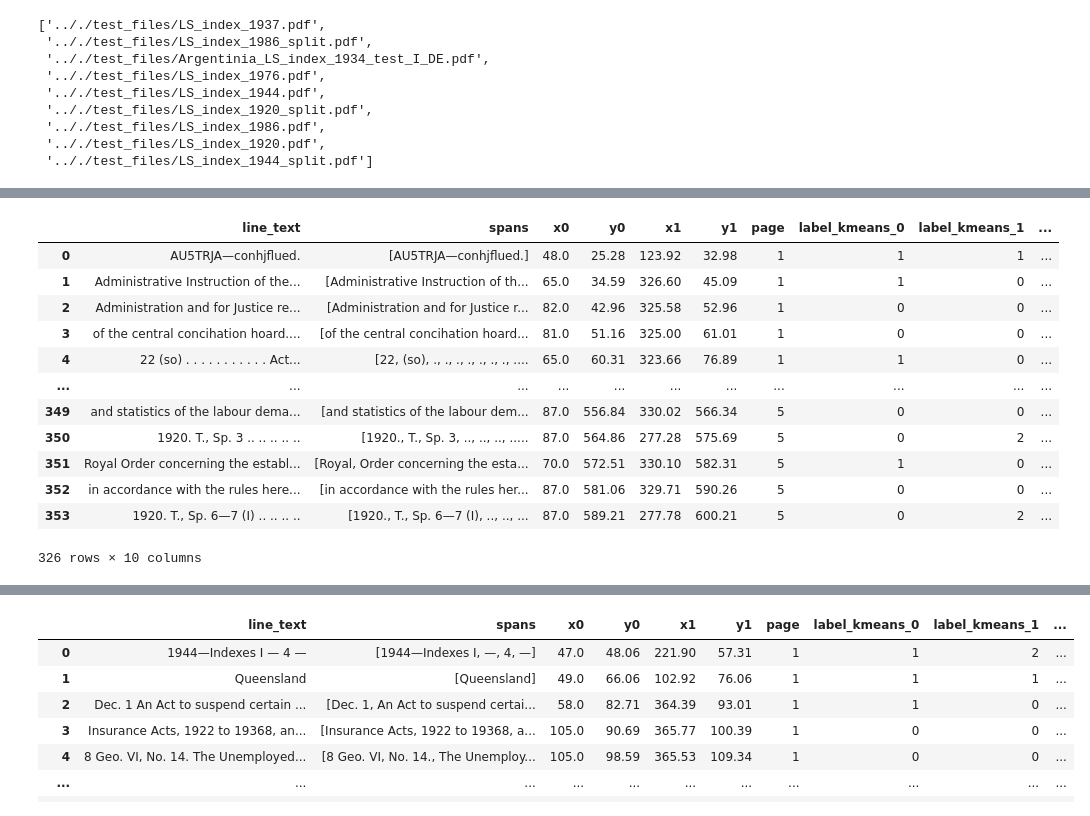
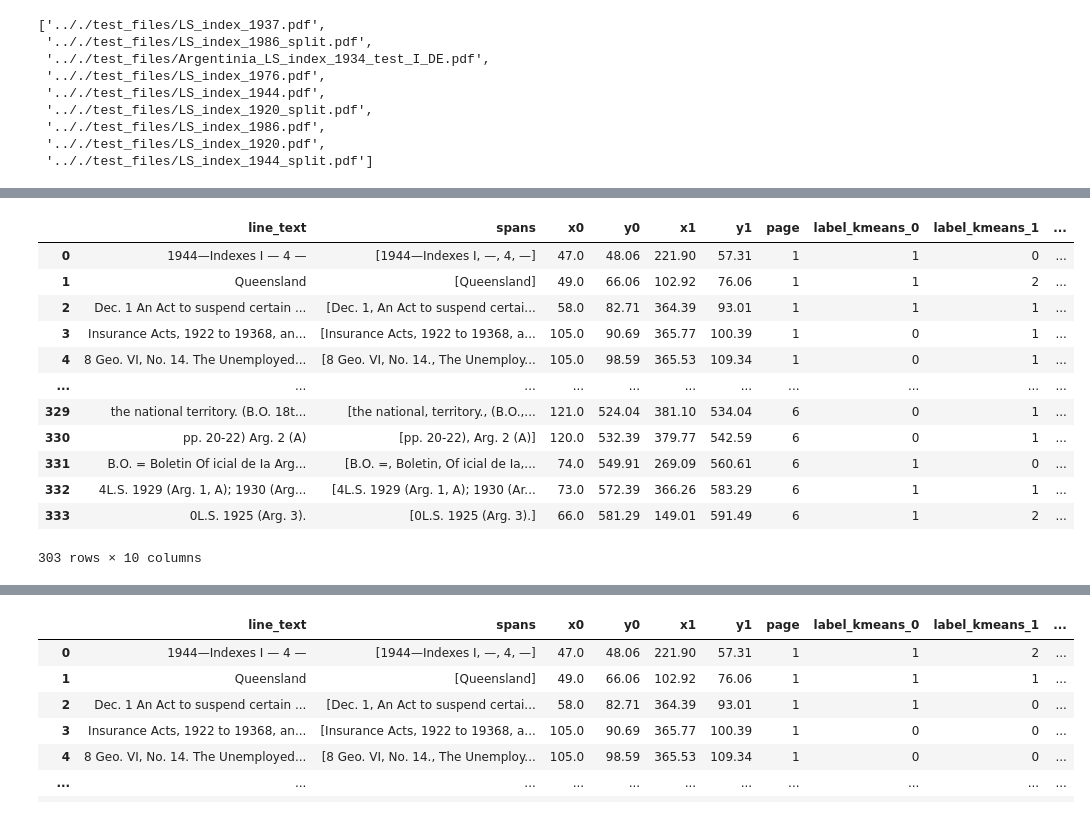
Before and after one commit to jeusa/indexex, a Jupyter notebook: code/index_extraction.ipynb, the cells around one changed output, grey strips where cells are left out. Cells and saved outputs as stored; diff of their text form; code cells hidden in the pictures.

Commit message:
CHG: my clustering refined, ADD: second labeling files

```diff
--- a/code/index_extraction.ipynb
+++ b/code/index_extraction.ipynb
@@ -31,12 +31,11 @@ test_files
  '.././test_files/LS_index_1920.pdf',
  '.././test_files/LS_index_1944_split.pdf']
 # %%
-pages, dicts = util.read_pdf(test_files[-1])
-page_size = dicts[0]["width"], dicts[1]["height"]
+pages, dicts = util.read_pdf(test_files[-4])
 
-lines_df = lines.make_lines_df(dicts)
-lines_df = lines.merge_close_lines(lines_df)
-lines_df = lines.remove_useless_lines(lines_df)
+l_df = lines.make_lines_df(dicts)
+l_df = lines.merge_close_lines(l_df)
+l_df = lines.remove_useless_lines(l_df)
 
-display(lines_df)
+display(l_df)
 # %% [output]
@@ -59,17 +220,17 @@ Finished reading 6 page(s)
 # %%
-lines_df = classification.generate_cluster_labels(lines_df, dicts, 2)
+lines_df = classification.generate_cluster_labels(l_df, dicts, 2)
 lines_df
 # %% [output]
 |  | line_text | spans | x0 | y0 | x1 | y1 | page | label_kmeans_0 | label_kmeans_1 | ... |
-| 0 | AU5TRJA—conhjflued. | [AU5TRJA—conhjflued.] | 48.0 | 25.28 | 123.92 | 32.98 | 1 | 1 | 1 | ... |
-| 1 | Administrative Instruction of the... | [Administrative Instruction of th... | 65.0 | 34.59 | 326.60 | 45.09 | 1 | 1 | 0 | ... |
-| 2 | Administration and for Justice re... | [Administration and for Justice r... | 82.0 | 42.96 | 325.58 | 52.96 | 1 | 0 | 0 | ... |
-| 3 | of the central concihation hoard.... | [of the central concihation hoard... | 81.0 | 51.16 | 325.00 | 61.01 | 1 | 0 | 0 | ... |
-| 4 | 22 (so) . . . . . . . . . . . Act... | [22, (so), ., ., ., ., ., ., ., .... | 65.0 | 60.31 | 323.66 | 76.89 | 1 | 1 | 0 | ... |
+| 0 | 1944—Indexes I — 4 — | [1944—Indexes I, —, 4, —] | 47.0 | 48.06 | 221.90 | 57.31 | 1 | 1 | 0 | ... |
+| 1 | Queensland | [Queensland] | 49.0 | 66.06 | 102.92 | 76.06 | 1 | 1 | 2 | ... |
+| 2 | Dec. 1 An Act to suspend certain ... | [Dec. 1, An Act to suspend certai... | 58.0 | 82.71 | 364.39 | 93.01 | 1 | 1 | 1 | ... |
+| 3 | Insurance Acts, 1922 to 19368, an... | [Insurance Acts, 1922 to 19368, a... | 105.0 | 90.69 | 365.77 | 100.39 | 1 | 0 | 1 | ... |
+| 4 | 8 Geo. VI, No. 14. The Unemployed... | [8 Geo. VI, No. 14., The Unemploy... | 105.0 | 98.59 | 365.53 | 109.34 | 1 | 0 | 1 | ... |
 | ... | ... | ... | ... | ... | ... | ... | ... | ... | ... | ... |
-| 349 | and statistics of the labour dema... | [and statistics of the labour dem... | 87.0 | 556.84 | 330.02 | 566.34 | 5 | 0 | 0 | ... |
-| 350 | 1920. T., Sp. 3 .. .. .. .. .. | [1920., T., Sp. 3, .., .., .., ..... | 87.0 | 564.86 | 277.28 | 575.69 | 5 | 0 | 2 | ... |
-| 351 | Royal Order concerning the establ... | [Royal, Order concerning the esta... | 70.0 | 572.51 | 330.10 | 582.31 | 5 | 1 | 0 | ... |
-| 352 | in accordance with the rules here... | [in accordance with the rules her... | 87.0 | 581.06 | 329.71 | 590.26 | 5 | 0 | 0 | ... |
-| 353 | 1920. T., Sp. 6—7 (I) .. .. .. .. | [1920., T., Sp. 6—7 (I), .., .., ... | 87.0 | 589.21 | 277.78 | 600.21 | 5 | 0 | 2 | ... |
+| 329 | the national territory. (B.O. 18t... | [the national, territory., (B.O.,... | 121.0 | 524.04 | 381.10 | 534.04 | 6 | 0 | 1 | ... |
+| 330 | pp. 20-22) Arg. 2 (A) | [pp. 20-22), Arg. 2 (A)] | 120.0 | 532.39 | 379.77 | 542.59 | 6 | 0 | 1 | ... |
+| 331 | B.O. = Boletin Of icial de Ia Arg... | [B.O. =, Boletin, Of icial de Ia,... | 74.0 | 549.91 | 269.09 | 560.61 | 6 | 1 | 0 | ... |
+| 332 | 4L.S. 1929 (Arg. 1, A); 1930 (Arg... | [4L.S. 1929 (Arg. 1, A); 1930 (Ar... | 73.0 | 572.39 | 366.26 | 583.29 | 6 | 1 | 1 | ... |
+| 333 | 0L.S. 1925 (Arg. 3). | [0L.S. 1925 (Arg. 3).] | 66.0 | 581.29 | 149.01 | 591.49 | 6 | 1 | 2 | ... |
-326 rows × 10 columns
+303 rows × 10 columns
```
Also changed, not shown: parts of 13 cells of this notebook, 6 other files.
